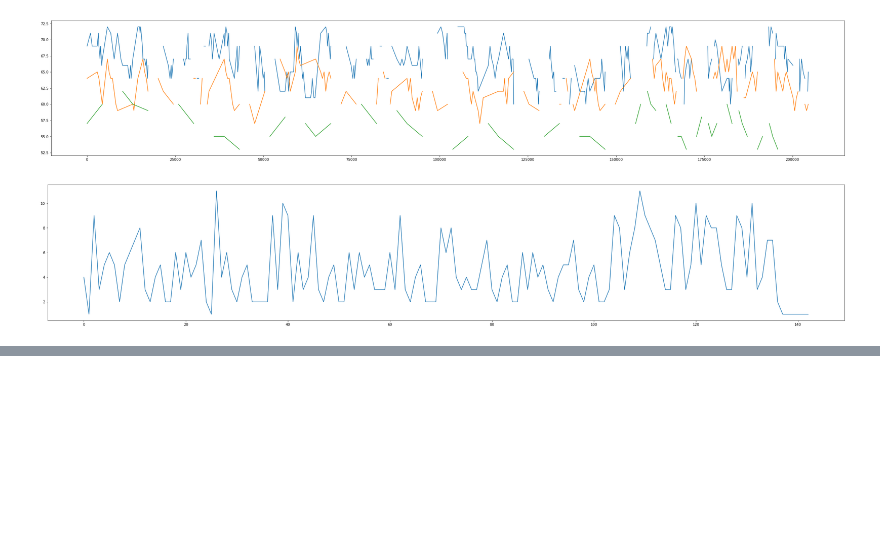
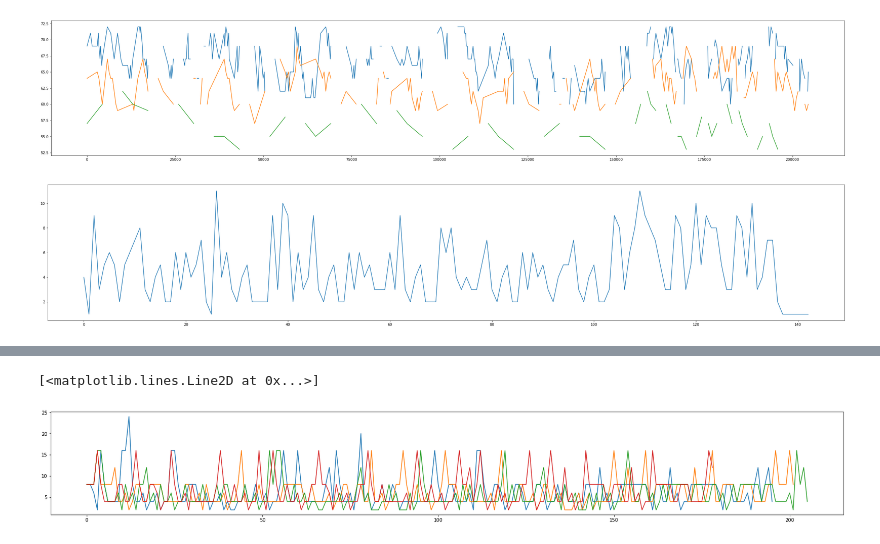
Before and after one commit to mariodelrisco/musiccsvanalysis, a Jupyter notebook: A1_visión.ipynb, the cells around one changed output, grey strips where cells are left out. Drawn from its saved outputs; the diff is of its cells as text; code cells hidden in the pictures; blank space fills up the shorter version.

```diff
--- a/A1_visión.ipynb
+++ b/A1_visión.ipynb
@@ -394,0 +497,15 @@ COMO LA SIMULTANEIDAD
+# %%
+desprez_dursop = duracionador(desprez_nymph_sop)
+desprez_duralt = duracionador(desprez_nymph_alt)
+desprez_durten = duracionador(desprez_nymph_ten)
+desprez_durten2 = duracionador(desprez_nymph_ten2)
+desprez_durbass = duracionador(desprez_nymph_bass)
+plt.figure(figsize = (30,4))
+plt.plot(desprez_dursop)
+plt.plot(desprez_duralt)
+plt.plot(desprez_durten)
+#plt.plot(desprez_durten2)
+plt.plot(desprez_durbass)
+# %% [output]
+[<matplotlib.lines.Line2D at 0x...>]
+[figure, added]
```
Also changed, not shown: parts of 37 cells of this notebook.
